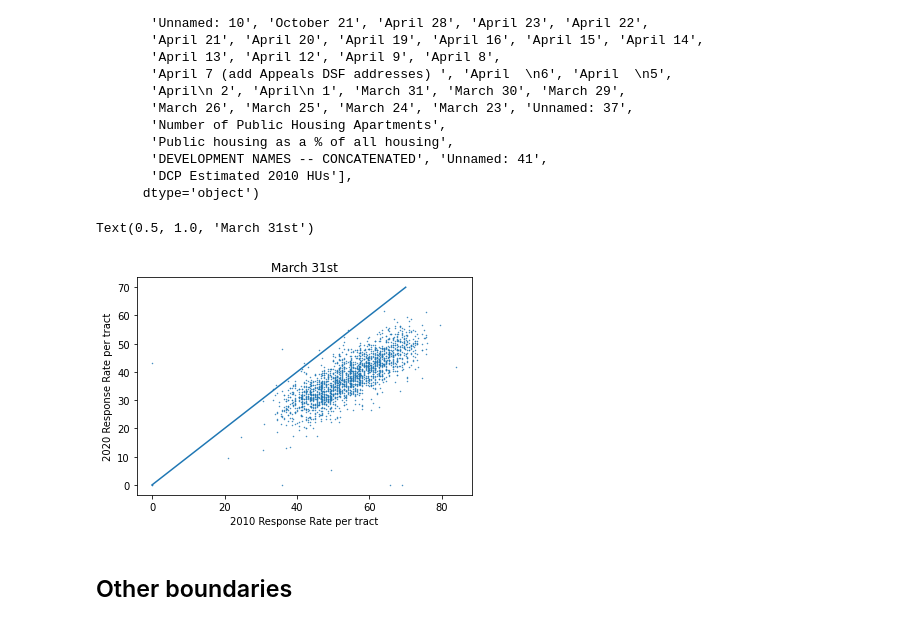
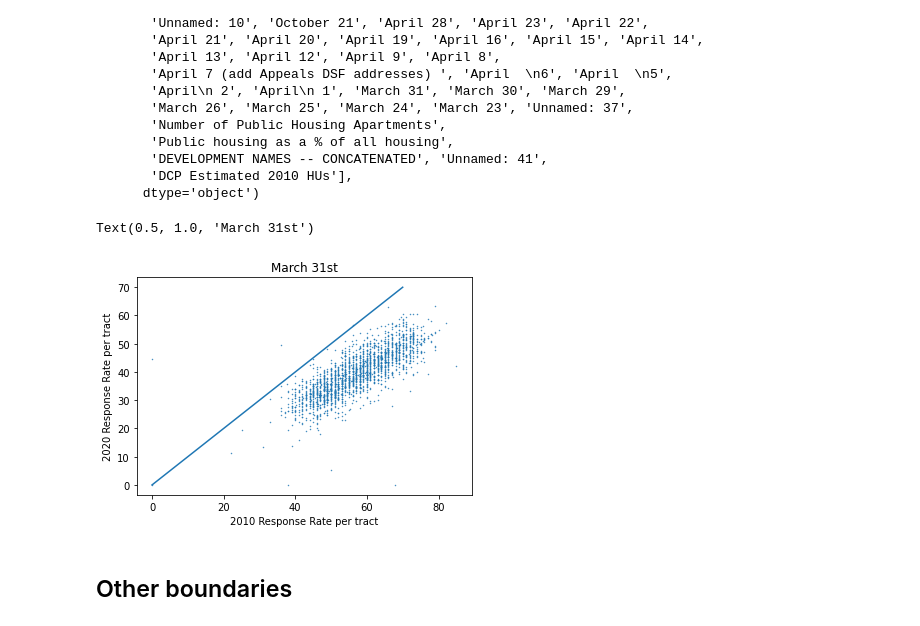
Before and after one commit to stuartlynn/NYCCensusCountMap, a Jupyter notebook: ETL/WrangleData.ipynb, the cells around one changed output. Drawn from its saved outputs; the diff is of its cells as text; code cells hidden in the pictures.

Commit message:
data for the 23rd

```diff
--- a/ETL/WrangleData.ipynb
+++ b/ETL/WrangleData.ipynb
@@ -574,7 +574,7 @@ data[data.county.isin(['005','061','047','081','085'])].GEO_ID.astype('str').str
 360610186    1
 Name: GEO_ID, Length: 1940, dtype: int64
 # %%
-resp_rates = pd.read_csv('/home/jovyan/Projects/NYC_Census_2020_response_rates/data/counts_adjusted_for_2010/2020-04-19.csv')
+resp_rates = pd.read_csv('/home/jovyan/Projects/NYC_Census_2020_response_rates/data/counts_adjusted_for_2010/2020-04-23.csv')
 resp_rates=resp_rates.set_index('GEOID')
 new_tracts = new_tracts.join(resp_rates,how='inner')
 # %%
@@ -634,7 +634,7 @@ relationship_2000_to_2010.head()
 
 day = 'April\n 2'
 historic_resp  = pd.read_excel('Final2010ParticipationRates.xlsx',sheet_name='Tract&Public Housing',skiprows=3)
-historic_resp=historic_resp.assign(RESP_RATE = ( (historic_resp['April 19'] + historic_resp['April 16'])/2 ))# + historic_resp['April\n 2'])/2)
+historic_resp=historic_resp.assign(RESP_RATE = ( historic_resp['April 22'] ))# + historic_resp['April\n 2'])/2)
 # relationship_2000_to_2010 = relationship_2000_to_2010[relationship_2000_to_2010.HUPCT10==100]
 merged = pd.merge( relationship_2000_to_2010 ,  historic_resp, left_on=['COUNTY00','TRACT00'], right_on =['COUNTY','Tract'],how='inner')
 
@@ -644,14 +644,14 @@ merged.index = merged.index.astype(np.int)
 new_tracts = new_tracts.assign(HISTORIC_RESP_RATE = merged.RESP_RATE)
 # %%
 fig , ax = plt.subplots()
-ax.scatter(   resp_rates.join(merged,how='inner').RESP_RATE, resp_rates.join(merged,how='inner').CRRALL , s=0.2)
+ax.scatter(   new_tracts.join(merged,how='inner').RESP_RATE, new_tracts.join(merged,how='inner').CRRALL , s=0.2)
 ax.plot([0,70],[0,70])
 ax.set_xlabel('2010 Response Rate per tract')
 ax.set_ylabel('2020 Response Rate per tract')
 plt.title('March 31st')
 # %% [output]
 Text(0.5, 1.0, 'March 31st')
-[figure, old version]
+[figure, new version]
 # %%
 all_joined = gp.GeoDataFrame(new_tracts.join(tracts.set_index('GEOID')[['geometry']],how='inner').reset_index().rename(columns={'index':"GEOID"}))
 # %%
```
Also changed, not shown: parts of 1 cell of this notebook, 11 other files.
